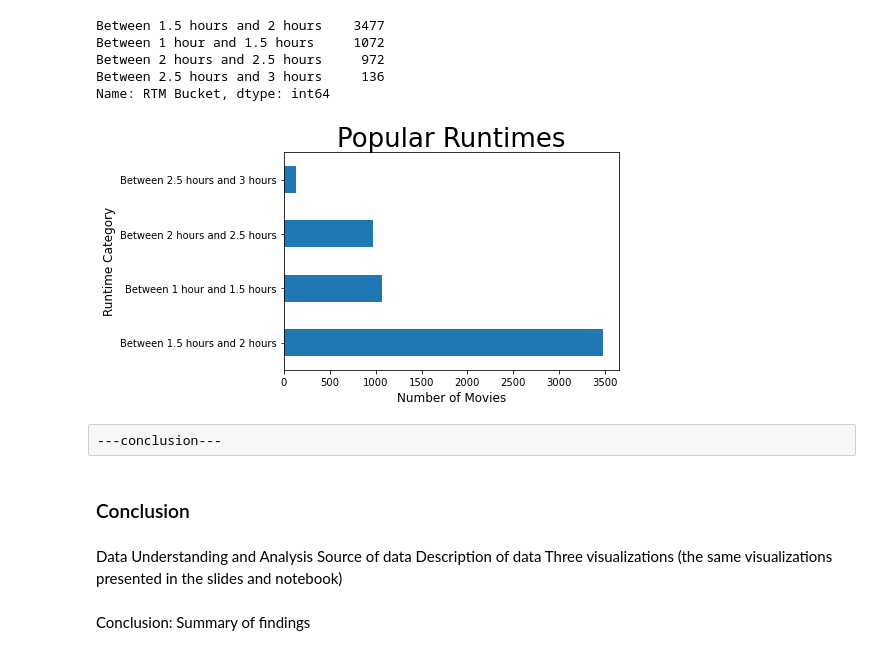
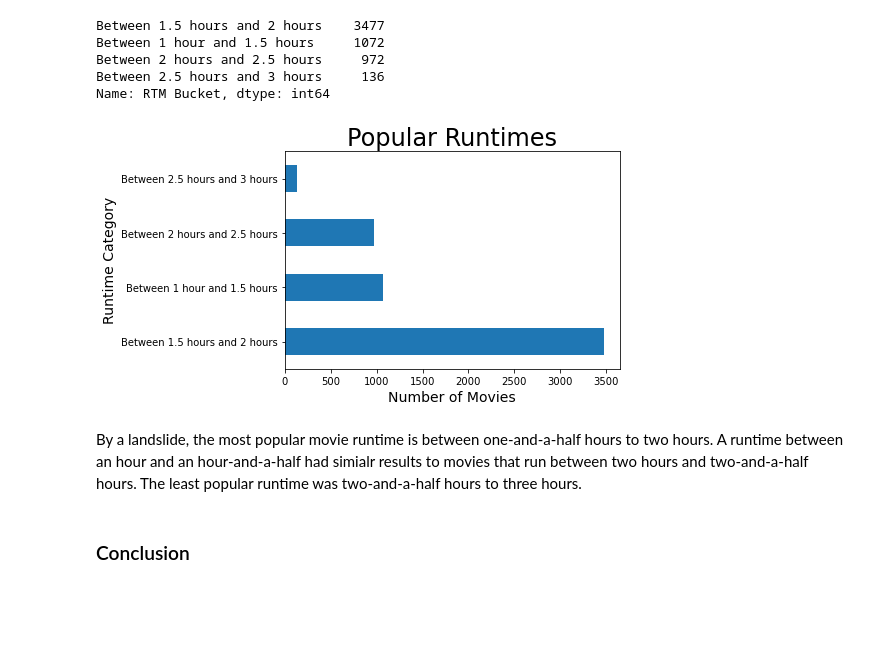
Before and after one commit to simrank3/Phase-1-Project, a Jupyter notebook: student.ipynb, the cells around one changed output. Cells and saved outputs as stored; diff of their text form; code cells hidden in the pictures; blank space fills up the shorter version.

```diff
--- a/student.ipynb
+++ b/student.ipynb
@@ -488,19 +497,13 @@ Name: RTM Bucket, dtype: int64
 # %%
 # Plotting the RTM Bucket column
 fig3 = df6['RTM Bucket'].value_counts().plot(kind='barh')
-fig3 = plt.xlabel('Number of Movies', size=12)
-fig3 = plt.ylabel('Runtime Category', size=12)
-fig3 = plt.title("Popular Runtimes", size=26)
+fig3 = plt.xlabel('Number of Movies', size=14)
+fig3 = plt.ylabel('Runtime Category', size=14)
+fig3 = plt.title("Popular Runtimes", size=24)
+plt.savefig('Movie Runtimes')
 # %% [output]
-[figure, old version]
+[figure, new version]
-# %% [raw]
----conclusion---
+# %% [markdown]
+By a landslide, the most popular movie runtime is between one-and-a-half hours to two hours. A runtime between an hour and an hour-and-a-half had simialr results to movies that run between two hours and two-and-a-half hours. The least popular runtime was two-and-a-half hours to three hours.
 # %% [markdown]
 ### Conclusion
-# %% [markdown]
-Data Understanding and Analysis
-Source of data
-Description of data
-Three visualizations (the same visualizations presented in the slides and notebook)
-# %% [markdown]
-Conclusion: Summary of findings
```
Also changed, not shown: parts of 26 cells of this notebook, 5 other files.
